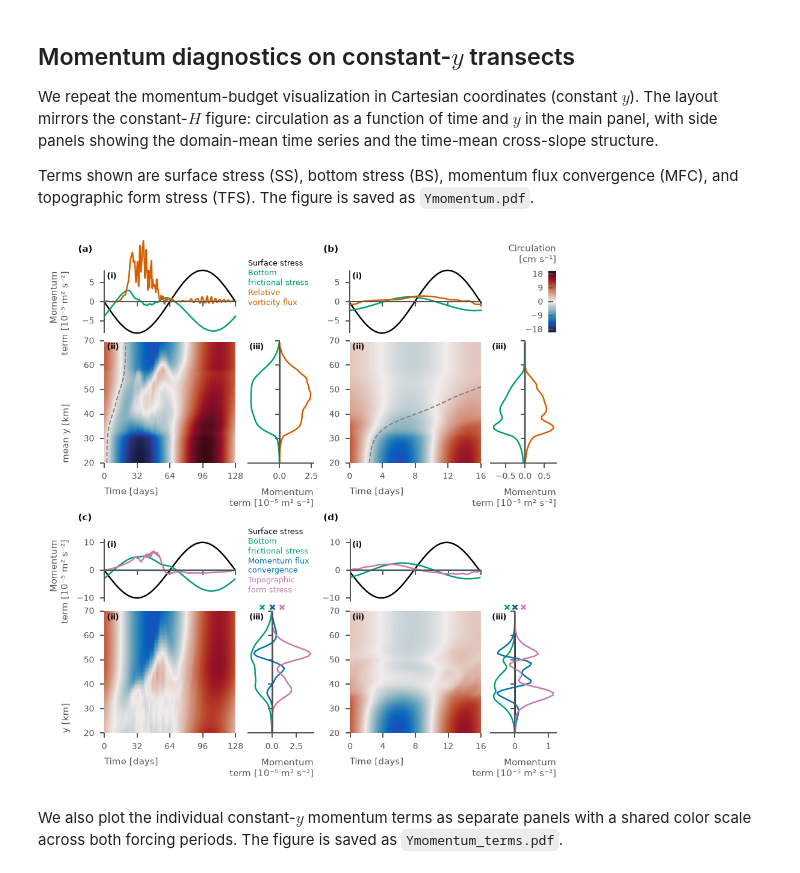
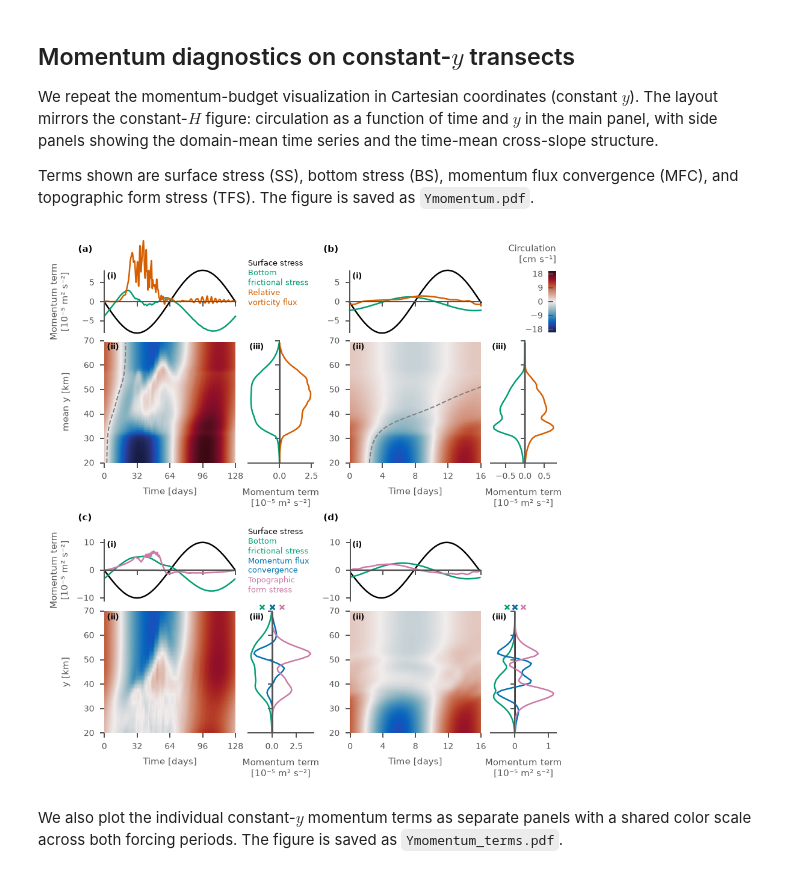
Before and after one commit to alpsjur/temporal-topo-flow, a Jupyter notebook: notebooks/make_figures.ipynb, the cells around one changed output. Saved outputs shown, nothing was run; the diff lists cells and outputs as text; code cells hidden in the pictures.

```diff
--- a/notebooks/make_figures.ipynb
+++ b/notebooks/make_figures.ipynb
@@ -495,7 +481,7 @@ def plot_circulation_timeseries(ax, ts):
 # %%
 
 fig, [axt,axb] = create_figure("double", nrows=2,
-                               sharex =True
+                               #sharex =True
                                )
 
 plot_circulation_timeseries(axt, ts_long)
@@ -511,13 +497,20 @@ fig.supylabel('Circulation [cm s⁻¹]',
               )
 
 axt.set_yticks([-15, -5, 5, 15])
-axb.set_yticks([-4, -2, 2, 4])
-axb.set_xticks(np.arange(0, 129, 16))
-axb.set_xlim([0, 128])
+axt.set_xticks(np.arange(16, 129, 16))
+axt.set_xlim([0, 128])
+
+axb.set_yticks([-4, -2, 0, 2, 4])
+axb.set_xticks(np.arange(2, 17, 2))
+axb.set_xlim([0, 16])
+#axb.set_xticks(np.arange(0, 129, 16))
+#axb.set_xlim([0, 128])
 
 # Shift x-axis tick labels downward
 for label in axb.get_xticklabels():
-    label.set_y(label.get_position()[1] - 3.5)
+    label.set_y(label.get_position()[1] - 0.5)
+for label in axt.get_xticklabels():
+    label.set_y(label.get_position()[1] - 1.5)
 
 # add labels (a) and (b)
 axt.text(0.06, 1, "(a)", color="black",
@@ -548,5 +541,5 @@ for label, color in zip(labels, colorwheel):
     n_lines = label.count("\n") + 1
     y -= n_lines * line_height + 0.01  # small gap between entries
 
-fig.savefig(figpath+"timeseries_circulation.pdf")
+fig.savefig(figpath+"fig04.pdf")
 # %% [output]
@@ -685,11 +678,11 @@ cm_a.set_rasterized(True)
 #axd_momentum["circ_a"].set_yticks(np.arange(20, 71, 10))
 #axd_momentum["circ_a"].set_yticklabels([f"{h:.0f}" for  h in (H_targets[ystart:ystop+1:10])])
 axd_momentum["circ_a"].set_ylim(ystart, ystop)
-axd_momentum["circ_a"].set_ylabel('mean y [km]', loc='bottom')
+axd_momentum["circ_a"].set_ylabel('mean y [km]')
 # axd_momentum["circ_a"].set_yticklabels([f"{h:.0f}\n/ {i*10+ystart}"
 #                                for i, h in enumerate(H_targets[ystart:ystop+1:10]) ])
 # axd_momentum["circ_a"].set_ylabel('Depth [m]\n/ Equivalent y [km]')
-axd_momentum["circ_a"].set_xlabel('Time [days]', loc="left")
+axd_momentum["circ_a"].set_xlabel('Time [days]')
 axd_momentum["circ_a"].set_xticks(np.arange(0, 129, 32))
 
 # Lines for time-mean (tmean_a) and y-slice time series (ymean_a)
@@ -730,8 +723,8 @@ for label, color in zip(labels, colorwheel):
 
 
 # Axis labels for side panels
-axd_momentum["ymean_a"].set_ylabel('Momentum\nterm [10⁻⁵ m² s⁻²]', loc='top')
-axd_momentum["tmean_a"].set_xlabel('Momentum\nterm [10⁻⁵ m² s⁻²]', loc='right')
+axd_momentum["ymean_a"].set_ylabel('Momentum term\n[10⁻⁵ m² s⁻²]')
+axd_momentum["tmean_a"].set_xlabel('Momentum term\n[10⁻⁵ m² s⁻²]')
 
 
 # --- RIGHT PANEL (SHORT) -----------------------------------------------------
@@ -754,7 +747,7 @@ cm_b.set_rasterized(True)
 #axd_momentum["circ_b"].set_yticklabels([f"{h:.0f}" for  h in (H_targets[ystart:ystop+1:10])])
 # axd_momentum["circ_b"].set_yticklabels([f"{h:.0f}\n/ {i*10+ystart}"
 #                                for i, h in enumerate(H_targets[ystart:ystop+1:10])])
-axd_momentum["circ_b"].set_xlabel('Time [days]', loc="left")
+axd_momentum["circ_b"].set_xlabel('Time [days]')
 axd_momentum["circ_b"].set_xticks(np.arange(0, 17, 4))
 axd_momentum["circ_b"].set_ylim(ystart, ystop)
 
@@ -792,7 +785,7 @@ cbar.set_ticks([-18,-9,0,9,18])
 cax.set_title("Circulation\n[cm s⁻¹]", loc="right", fontsize=6)  # label above bar
 
 # Axis labels for side panels
-axd_momentum["tmean_b"].set_xlabel('Momentum\nterm [10⁻⁵ m² s⁻²]', loc='right')
+axd_momentum["tmean_b"].set_xlabel('Momentum term\n[10⁻⁵ m² s⁻²]')
 
 # Optional custom y-limits on ymean_b panel
 axd_momentum['ymean_b'].set_ylim(-8, 8)
@@ -1061,8 +1054,8 @@ cm_c = axd_momentum["circ_c"].imshow(
 # Ticks & labels
 axd_momentum["circ_c"].set_xticks(np.arange(0, 129, 32))
 axd_momentum["circ_c"].set_yticks(np.arange(20, 71, 10))
-axd_momentum["circ_c"].set_xlabel("Time [days]", loc="left")
-axd_momentum["circ_c"].set_ylabel("y [km]", loc="bottom")
+axd_momentum["circ_c"].set_xlabel("Time [days]")
+axd_momentum["circ_c"].set_ylabel("y [km]")
 
 # Lines: time-mean (over time) vs Y, and y-mean (over Y) vs time
 for i, term in enumerate(["SS", "BS", "MFC", "TFS"]):
@@ -1112,8 +1105,8 @@ for i, label in enumerate(labels):
     y -= n_lines * line_height + 0.01  # small gap between entries
 
 # Axes labels for side panels
-axd_momentum["ymean_c"].set_ylabel("Momentum\nterm [10⁻⁵ m² s⁻²]", loc="top")
-axd_momentum["tmean_c"].set_xlabel("Momentum\nterm [10⁻⁵ m² s⁻²]", loc="right")
+axd_momentum["ymean_c"].set_ylabel("Momentum term\n[10⁻⁵ m² s⁻²]")
+axd_momentum["tmean_c"].set_xlabel("Momentum term\n[10⁻⁵ m² s⁻²]")
 
 
 # --- RIGHT PANEL (SHORT) -----------------------------------------------------
@@ -1131,7 +1124,7 @@ cm_d = axd_momentum["circ_d"].imshow(
 
 axd_momentum["circ_d"].set_xticks(np.arange(0, 17, 4))
 axd_momentum["circ_d"].set_yticks(np.arange(20, 71, 10))
-axd_momentum["circ_d"].set_xlabel("Time [days]", loc="left")
+axd_momentum["circ_d"].set_xlabel("Time [days]")
 
 for i, term in enumerate(["SS", "BS", "MFC", "TFS"]):
     if i>1:
@@ -1158,36 +1151,36 @@ axd_momentum["legend_d"].axis("off")
 # cbar = plt.colorbar(cm_d, cax=cax, orientation="vertical")
 # cbar.ax.tick_params(direction="in")
 # cbar.outline.set_visible(False)
 # cbar.ax.yaxis.set_ticks_position("left")
 # cax.set_title("Circulation\n[cm s⁻¹]", fontsize=6, loc="right")
 
 # Axes labels for side panels
-axd_momentum["tmean_d"].set_xlabel("Momentum\nterm [10⁻⁵ m² s⁻²]", loc="right")
+axd_momentum["tmean_d"].set_xlabel("Momentum term\n[10⁻⁵ m² s⁻²]")
 axd_momentum["tmean_c"].set_ylim(ystart, ystop)
 axd_momentum["tmean_d"].set_ylim(ystart, ystop)
 
 # --- Panel annotations --------------------------------------------------------
 for sub in ("c", "d"):
     for panel, text in zip(("ymean_", "circ_", "tmean_"), ("(i)", "(ii)", "(iii)")):
         axd_momentum[panel + sub].text(
             0.02, 0.98, text, color="black",
             transform=axd_momentum[panel + sub].transAxes,
             va="top", fontweight="bold", fontsize=5
         )
     axd_momentum["ymean_" + sub].text(
         -0.2, 1.43, f"({sub})", color="black",
         transform=axd_momentum["ymean_" + sub].transAxes,
         va="top", fontweight="bold", fontsize=6
     )
 
 # Align any remaining shared labels (once, near the end)
 fig_momentum.align_labels()
 
 # --- Save --------------------------------------------------------------------
-fig_momentum.savefig(figpath + "momentum.pdf")
+fig_momentum.savefig(figpath + "fig05.pdf")
 fig_momentum
 # %% [output]
-[figure, old version]
+[figure, new version]
 # %% [markdown]
 We also plot the individual constant-$y$ momentum terms as separate panels with a shared color scale across both forcing periods.
 The figure is saved as `Ymomentum_terms.pdf`.
```
Also changed, not shown: parts of 16 cells of this notebook.
